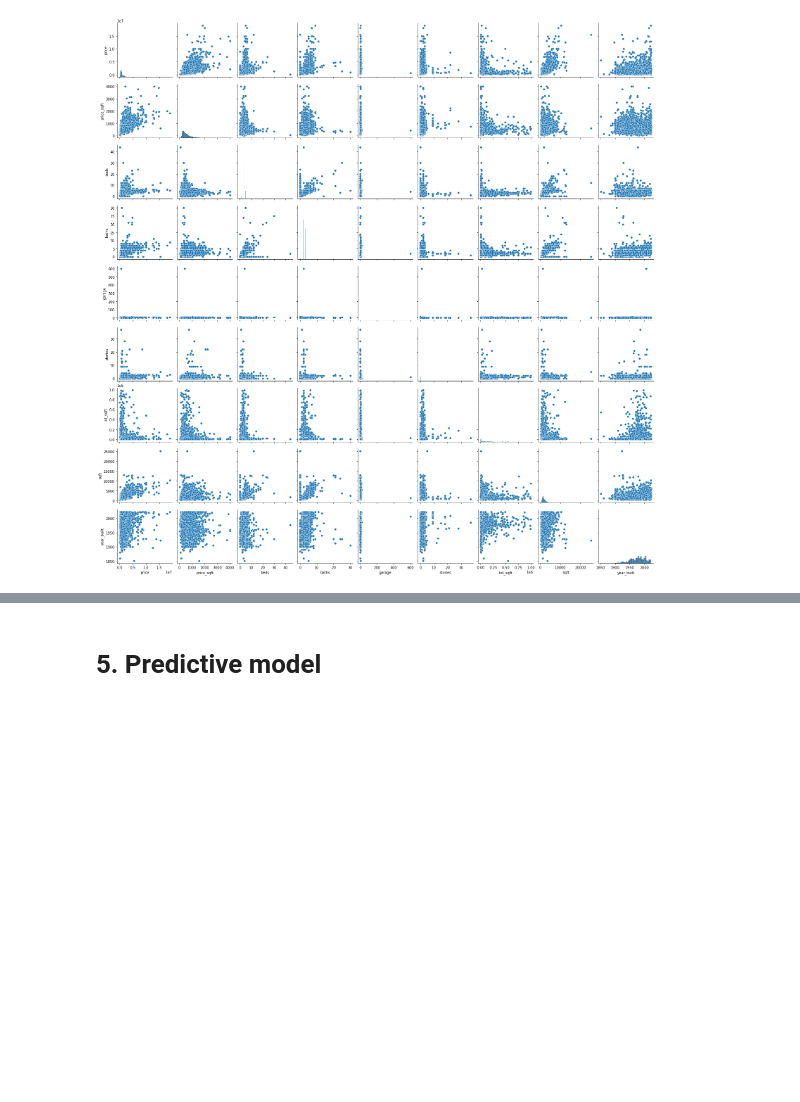
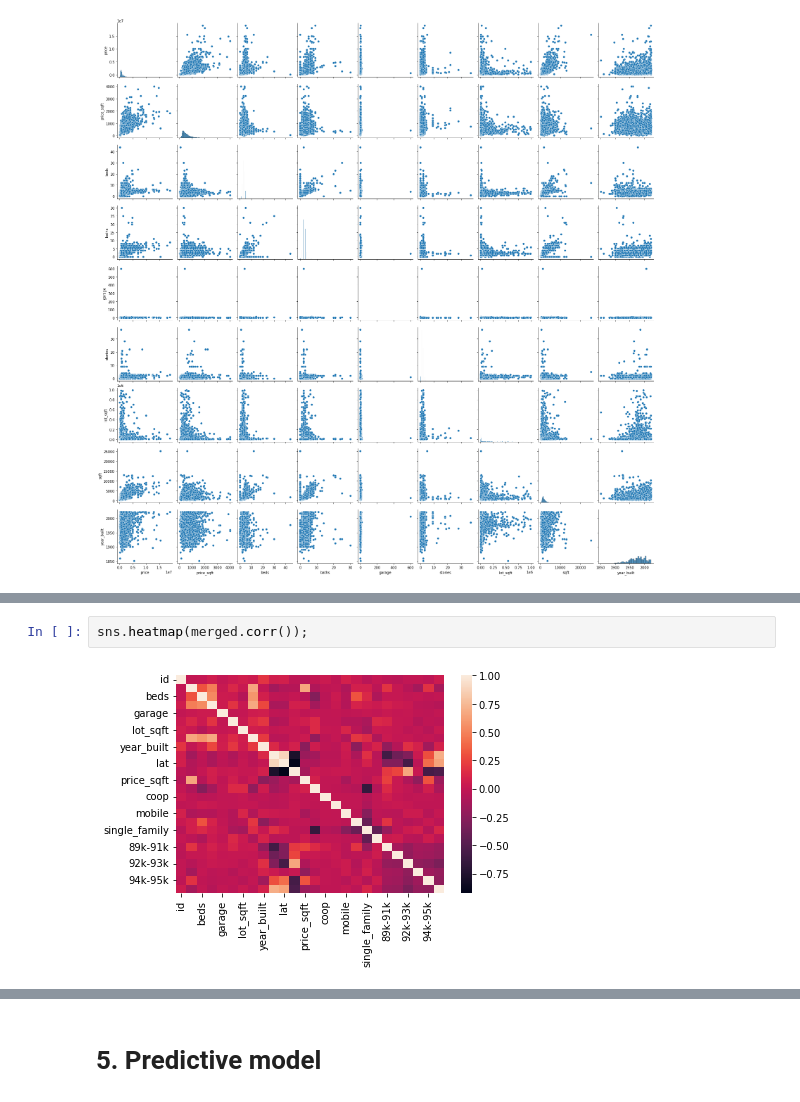
Before and after one commit to matsvdburg/Backup, a Jupyter notebook: Final Assignment - Mats van der Burg.ipynb, the cells around one changed output, grey strips where cells are left out. Saved outputs shown, nothing was run; the diff lists cells and outputs as text; blank space fills up the shorter version.

```diff
--- a/Final Assignment - Mats van der Burg.ipynb
+++ b/Final Assignment - Mats van der Burg.ipynb
@@ -535,0 +537,4 @@ sns.scatterplot(data = merged, x = "year_built", y = "price") # build scatterplo
+# %%
+sns.heatmap(merged.corr());
+# %% [output]
+[figure, added]
```
Also changed, not shown: parts of 71 cells of this notebook.
